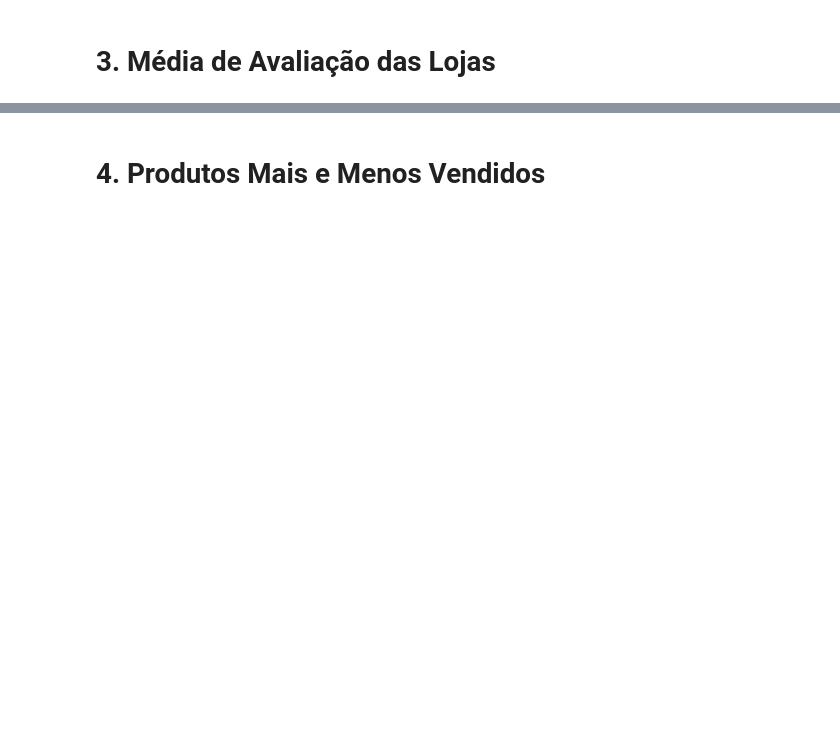
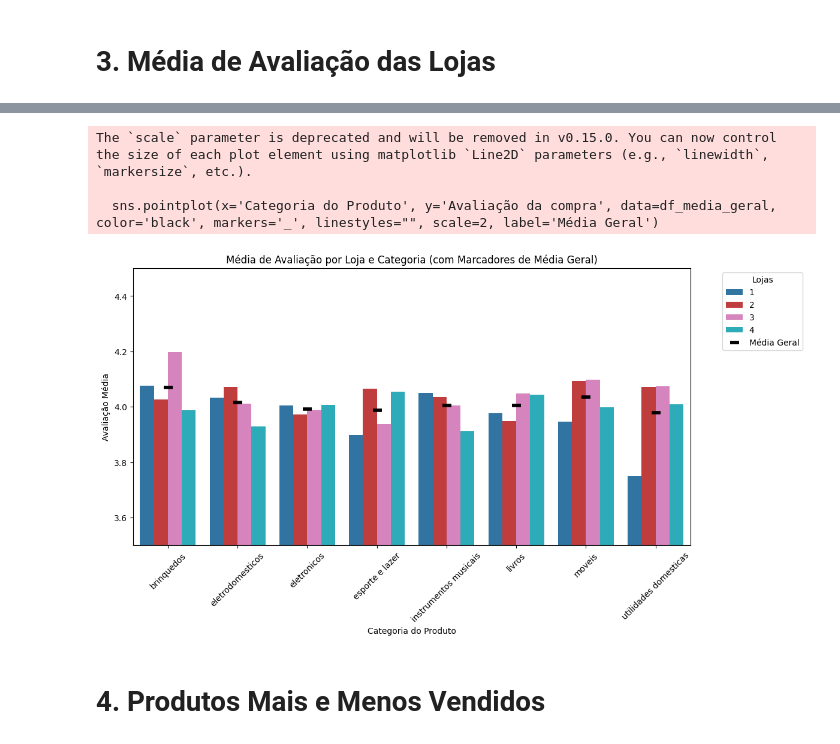
Before and after one commit to emilibohrer/alura_store, a Jupyter notebook: AluraStoreBr.ipynb, the cells around one changed output, grey strips where cells are left out. Saved outputs shown, nothing was run; the diff lists cells and outputs as text; code cells hidden in the pictures; blank space fills up the shorter version.

```diff
--- a/AluraStoreBr.ipynb
+++ b/AluraStoreBr.ipynb
@@ -385,28 +440,33 @@ for loja in df['loja'].unique():
 # %%
 import matplotlib.pyplot as plt
 import seaborn as sns
 
 # Agrupar os dados para obter a média por loja e categoria
 df_media = df.groupby(['loja', 'Categoria do Produto'])['Avaliação da compra'].mean().reset_index()
 
 # Calcular a média geral por categoria
 df_media_geral = df.groupby('Categoria do Produto')['Avaliação da compra'].mean().reset_index()
 
 plt.figure(figsize=(12, 6))
 
 # Plotar as médias individuais das lojas por categoria
 sns.barplot(x='Categoria do Produto', y='Avaliação da compra', hue='loja', data=df_media, palette=colors)
 
 # Adicionar apenas os marcadores da média geral por categoria
-sns.pointplot(x='Categoria do Produto', y='Avaliação da compra', data=df_media_geral, color='black', markers='_', linestyles="", scale=2, label='Média Geral', ci=None)
+sns.pointplot(x='Categoria do Produto', y='Avaliação da compra', data=df_media_geral, color='black', markers='_', linestyles="", scale=2, label='Média Geral')
 
 plt.title('Média de Avaliação por Loja e Categoria (com Marcadores de Média Geral)')
 plt.xlabel('Categoria do Produto')
 plt.ylabel('Avaliação Média')
 plt.xticks(rotation=45)
 plt.legend(title='Lojas', bbox_to_anchor=(1.05, 1), loc='upper left')  # Legenda fora do gráfico
 plt.ylim(3.5, 4.5)
 
 plt.show()
+# %% [output]
+The `scale` parameter is deprecated and will be removed in v0.15.0. You can now control the size of each plot element using matplotlib `Line2D` parameters (e.g., `linewidth`, `markersize`, etc.).
+
+  sns.pointplot(x='Categoria do Produto', y='Avaliação da compra', data=df_media_geral, color='black', markers='_', linestyles="", scale=2, label='Média Geral')
+[figure, added]
 # %% [markdown]
 # 4. Produtos Mais e Menos Vendidos
```
Also changed, not shown: parts of 25 cells of this notebook.
